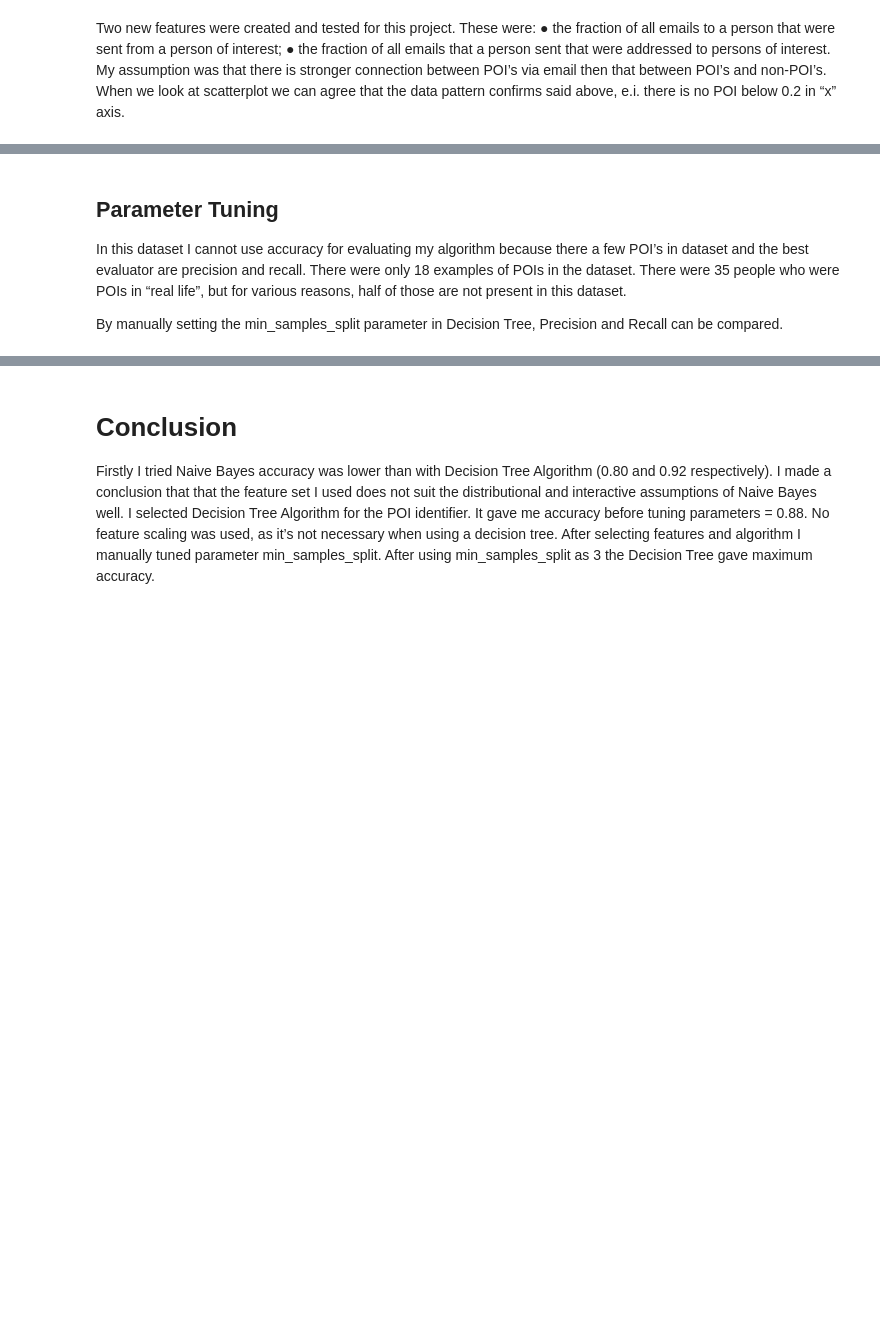
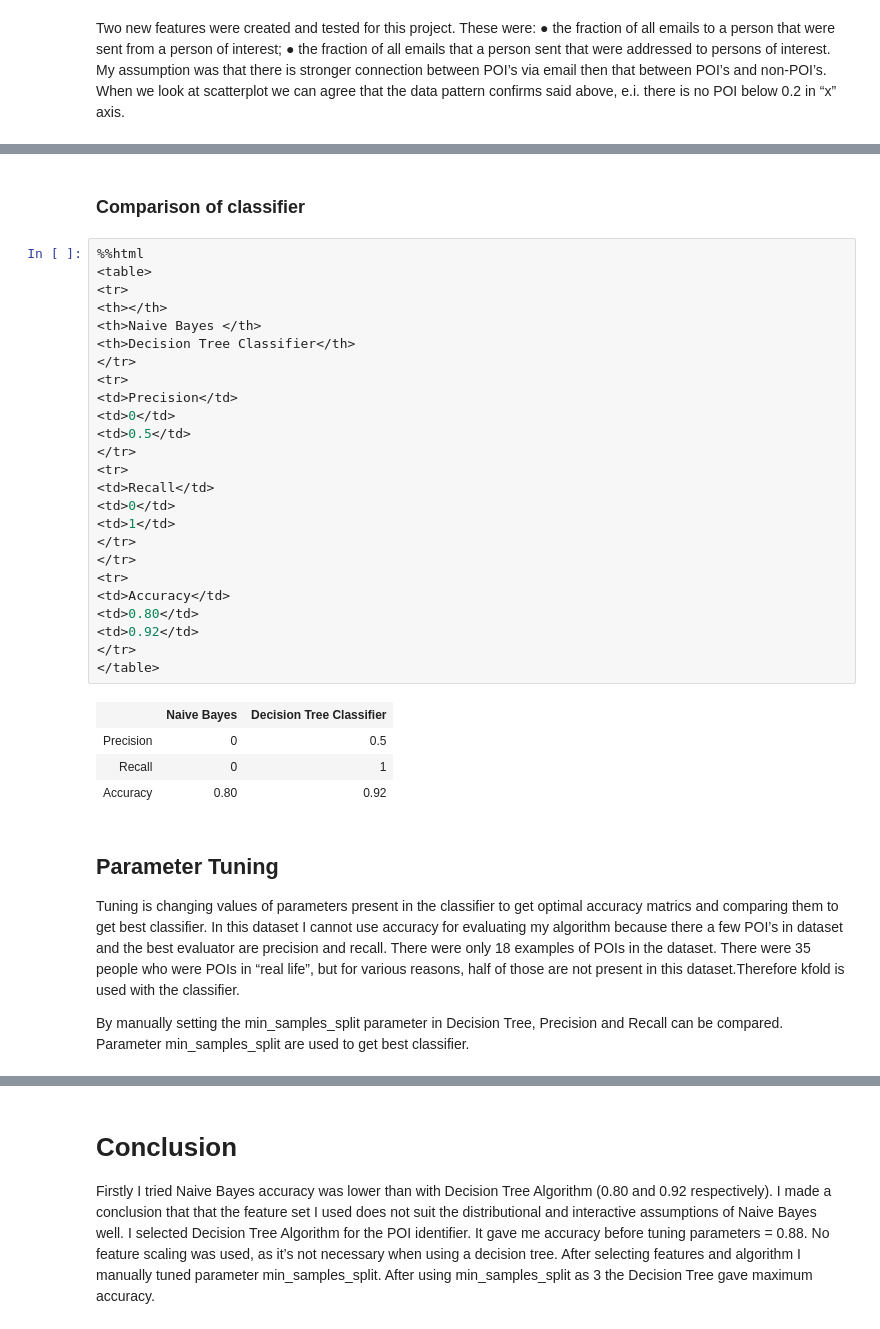
Before and after one commit to akanksha005/Enron-Fraud-Identifier, a Jupyter notebook: Enron Fraud Identifier.ipynb, the cells around one changed output, grey strips where cells are left out. Cells and saved outputs as stored; diff of their text form; blank space fills up the shorter version.

```diff
--- a/Enron Fraud Identifier.ipynb
+++ b/Enron Fraud Identifier.ipynb
@@ -382,11 +523,46 @@ Recall: 1.0
+# %% [markdown]
+### Comparison of classifier
+# %%
+%%html
+<table>
+<tr>
+<th></th>
+<th>Naive Bayes </th>
+<th>Decision Tree Classifier</th>
+</tr>
+<tr>
+<td>Precision</td>
+<td>0</td>
+<td>0.5</td>
+</tr>
+<tr>
+<td>Recall</td>
+<td>0</td>
+<td>1</td>
+</tr>
+</tr>
+<tr>
+<td>Accuracy</td>
+<td>0.80</td>
+<td>0.92</td>
+</tr>
+</table>
+# %% [output]
+|  | Naive Bayes | Decision Tree Classifier |
+| Precision | 0 | 0.5 |
+| Recall | 0 | 1 |
+| Accuracy | 0.80 | 0.92 |
 # %% [markdown]
 ## Parameter Tuning
- In this dataset I cannot use accuracy for evaluating my algorithm because there a few POI’s in
+Tuning is changing values of parameters present in the classifier to get optimal accuracy matrics
+and comparing them to get best classifier.
+In this dataset I cannot use accuracy for evaluating my algorithm because there a few POI’s in
 dataset and the best evaluator are precision and recall. There were only 18 examples of POIs in
 the dataset. There were 35 people who were POIs in “real life”, but for various reasons, half of
-those are not present in this dataset.
+those are not present in this dataset.Therefore kfold is used with the classifier.
 
 By manually setting the min_samples_split parameter in Decision Tree, Precision and Recall can be compared.
+Parameter min_samples_split are used to get best classifier.
 # %%
 def dt_min_samples_split(k):
     t0 = time()
```
Also changed, not shown: parts of 29 cells of this notebook, 2 other files.
